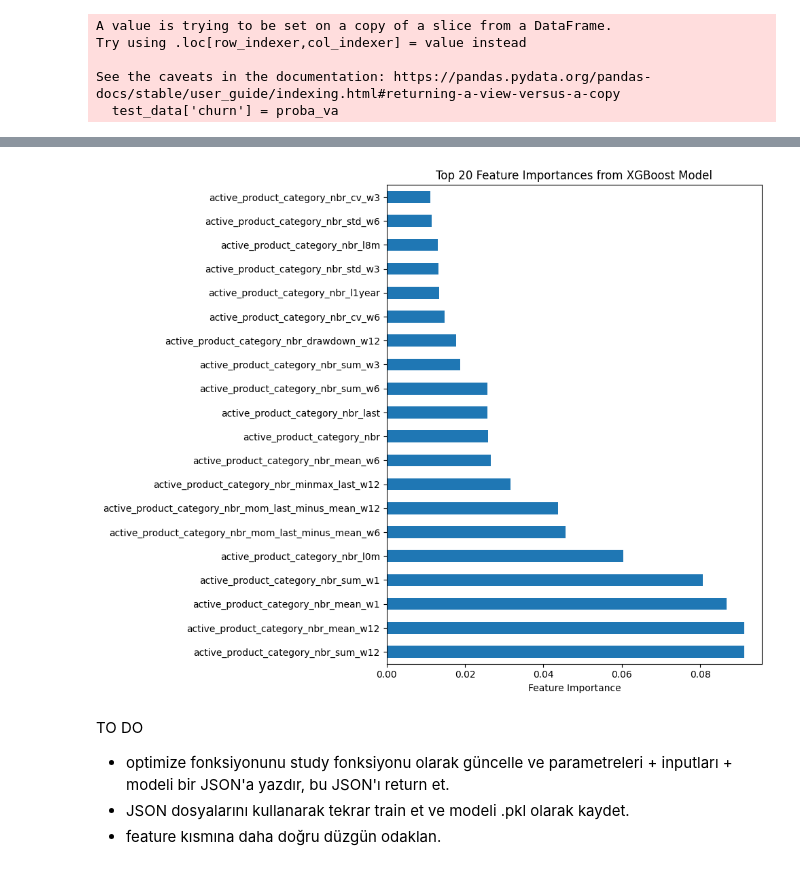
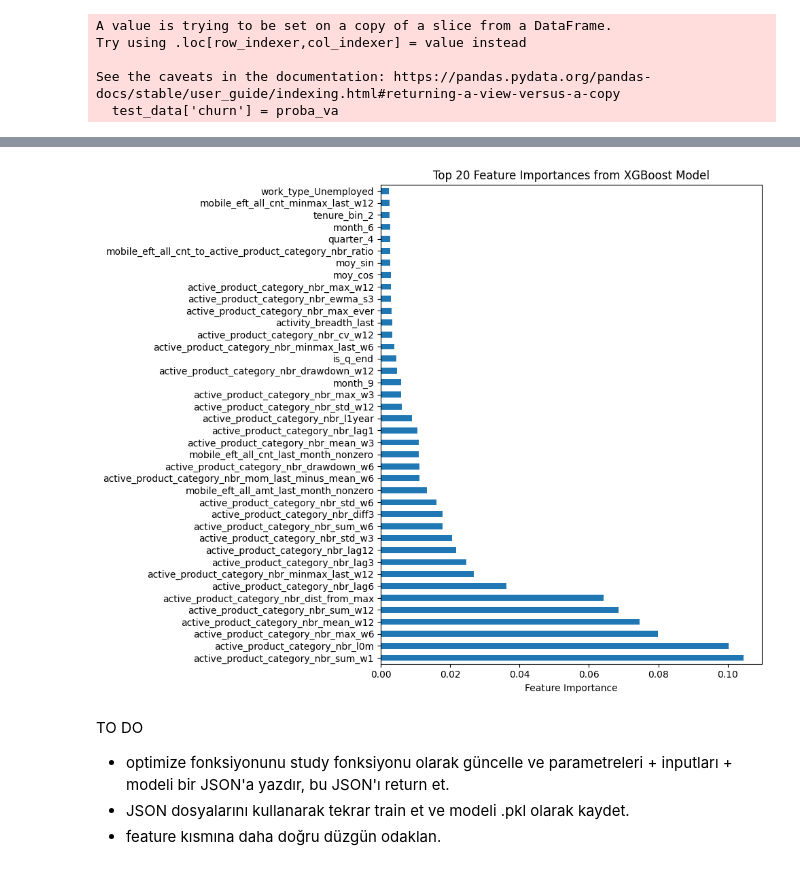
Before and after one commit to bthnsrts/datathon-team-guney-kampus, a Jupyter notebook: notebooks/statistical_modelling.ipynb, the cells around one changed output, grey strips where cells are left out. Saved outputs shown, nothing was run; the diff lists cells and outputs as text; code cells hidden in the pictures.

```diff
--- a/notebooks/statistical_modelling.ipynb
+++ b/notebooks/statistical_modelling.ipynb
@@ -56,0 +49,2 @@ dtype: object
+# %%
+input_set_with_labels = pd.get_dummies(input_set_with_labels, columns=['age_bin', 'tenure_bin', 'month', 'quarter'], drop_first=True)
@@ -309,10 +312,10 @@ X.fillna(0, inplace=True)
 X_test = test_data.drop(['cust_id', 'ref_date','date', 'churn'], axis=1)
 # %%
 # Get best parameters from study3
-best_params = study2.best_params
+best_params = study3.best_params
 
 # Get the tuner object for study3
-tuner = studies["SMOTE_XGBClassifier_LogLoss_INGHubsMetric"]
+tuner = studies["None_XGBClassifier_LogLoss_INGHubsMetric"]
 
 # Apply SMOTE resampling
 smote = SMOTE(random_state=42)
@@ -564,14 +578,14 @@ submission.to_csv(str(repo_root) + '/data/submission_xgboost_smote.csv', index=F
 # %%
 model.feature_importances_
 feature_importances = pd.Series(model.feature_importances_, index=X.columns).sort_values(ascending=False)
 plt.figure(figsize=(10, 8))
-feature_importances.head(20).plot(kind='barh')
+feature_importances.head(40).plot(kind='barh')
 plt.xlabel('Feature Importance')
 plt.title('Top 20 Feature Importances from XGBoost Model')
 plt.tight_layout()
 plt.show()
 # %% [output]
-[figure, old version]
+[figure, new version]
 # %% [markdown]
 TO DO
 
```
Also changed, not shown: parts of 14 cells of this notebook.
